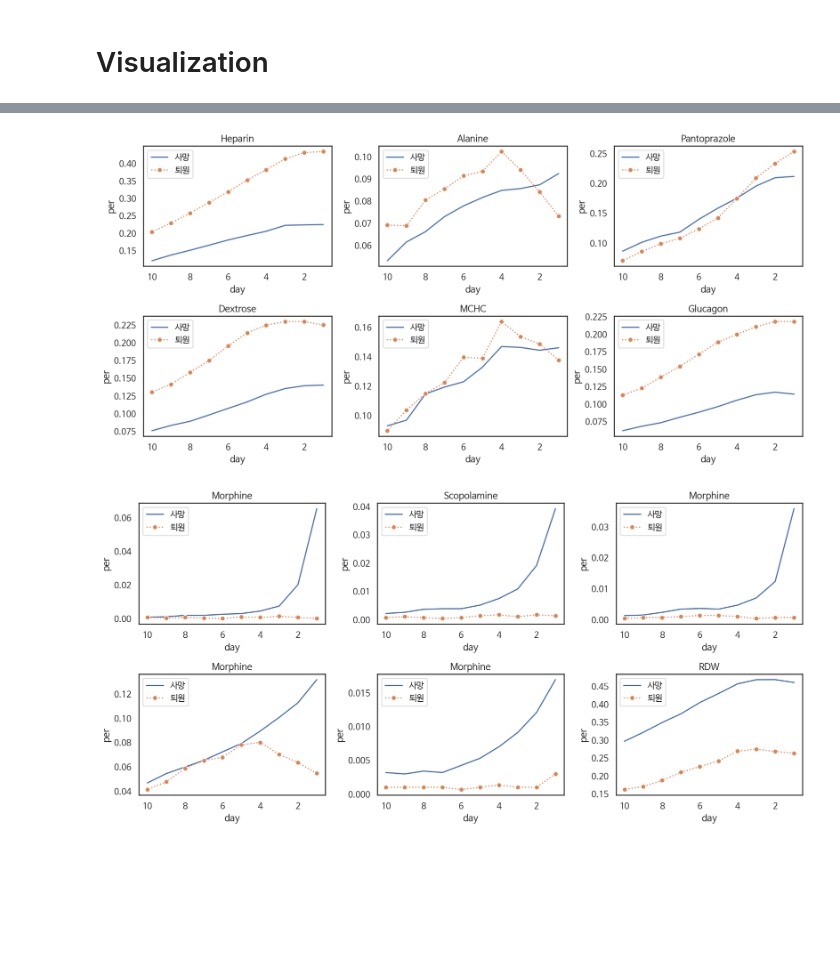
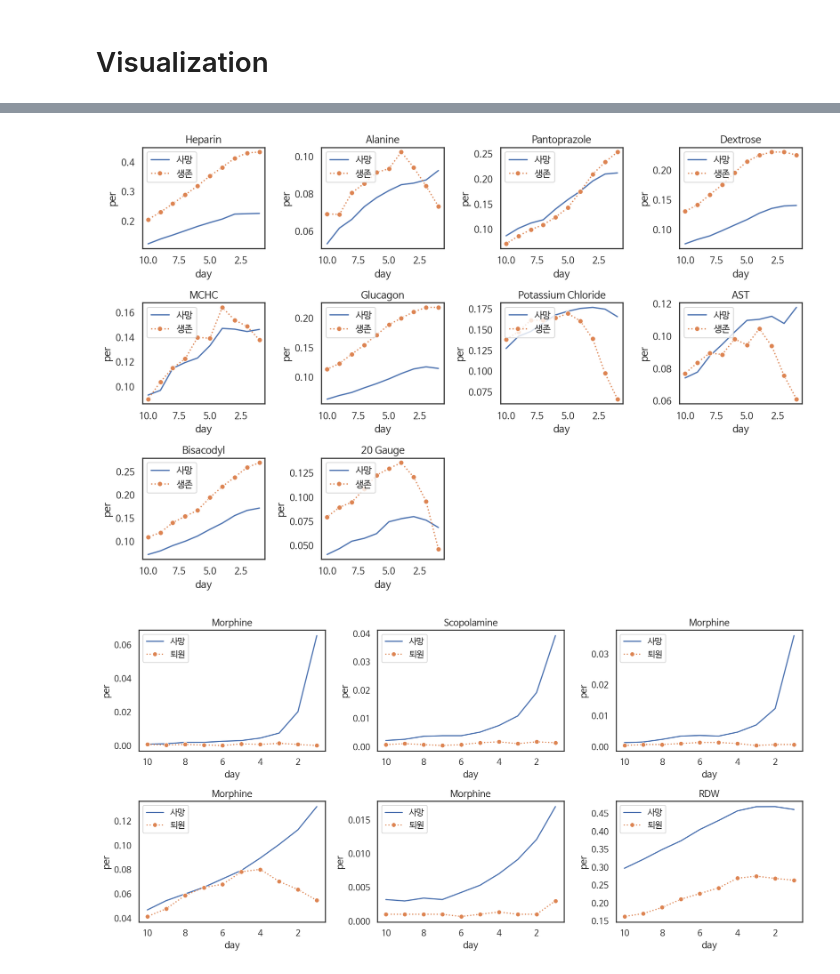
Before and after one commit to suhyun-guri/DSML_Research, a Jupyter notebook: Journal_of_Biomedical_Informatics/Result2,3. Method1_entropy ( + not multiply entropy).ipynb, the cells around one changed output, grey strips where cells are left out. Cells and saved outputs as stored; diff of their text form; code cells hidden in the pictures; blank space fills up the shorter version.

Commit message:
Update Result 2, 3

```diff
--- a/Journal_of_Biomedical_Informatics/Result2,3. Method1_entropy ( + not multiply entropy).ipynb
+++ b/Journal_of_Biomedical_Informatics/Result2,3. Method1_entropy ( + not multiply entropy).ipynb
@@ -411,7 +432,10 @@ feature_name = {51277: 'RDW', 51006: 'Urea Nitrogen', 50912: 'Creatinine', 40917
                 63323038810 : 'Ampicillin Sodium', 54569523500 : 'Chlorhexidine Gluconate', 50808 : 'Free Calcium',
                 225752 : 'Arterial Lin', 50821 : 'pO2', 50804 : 'Calculated Total CO2', 703115303 : 'Norepinephrine',
                 51221 : 'Hematocrit', 641040025 : 'Heparin', 63323026201 : 'Heparin', 58177000111 : 'Potassium Chloride',
-                88222033 : 'Insulin', 904224461 : 'Docusate'}
+                88222033 : 'Insulin', 904224461 : 'Docusate',
+                50983 : 'Sodium', 51003 : 'Troponin T', 50862 : 'Albumin', 51274 : 'Prothrombin time',
+                338070341 : 'Potassium Chloride', 50878 :'AST', 574705050 : 'Bisacodyl', 224275 : '20 Gauge'
+               }
 # %%
 X = np.load('/project/LSH/x_(7727,10,4068).npy')
 y = np.load('/project/LSH/y_(7727,1).npy')
@@ -443,15 +467,16 @@ s_df = pd.DataFrame(result_s).sort_values(['cols','day']).reset_index(drop=True)
 d_df.shape, s_df.shape
 
 def visualization(top10_list):
-    plt.figure(figsize = (13,12), dpi=150)
+    plt.figure(figsize = (12,10), dpi=150)
     i = 0
     for f in top10_list:
         if f == 0:
             continue
-        plt.subplot(4,3,1+i)
+        plt.subplot(4,4,1+i)
         plt.title(feature_name[f])
+#         plt.title(f)
         ax = sns.lineplot(data = d_df[d_df['cols']==int(f)], x = 'day', y='per', label='사망')
-        ax = sns.lineplot(data = s_df[s_df['cols']==int(f)], x = 'day', y='per', label='퇴원', linestyle=':', marker='o')
+        ax = sns.lineplot(data = s_df[s_df['cols']==int(f)], x = 'day', y='per', label='생존', linestyle=':', marker='o')
         ax.invert_xaxis()
         ax.legend(loc='upper left')
         i += 1
@@ -459,7 +488,7 @@ def visualization(top10_list):
 # %%
-visualization(result2[-7:][::-1]['feature'])
+visualization(result2[-11:][::-1]['feature'])
 # %% [output]
-[figure, old version]
+[figure, new version]
 # %%
 visualization(result3[:6]['feature'])
 # %% [output]
```
Also changed, not shown: parts of 7 cells of this notebook.
